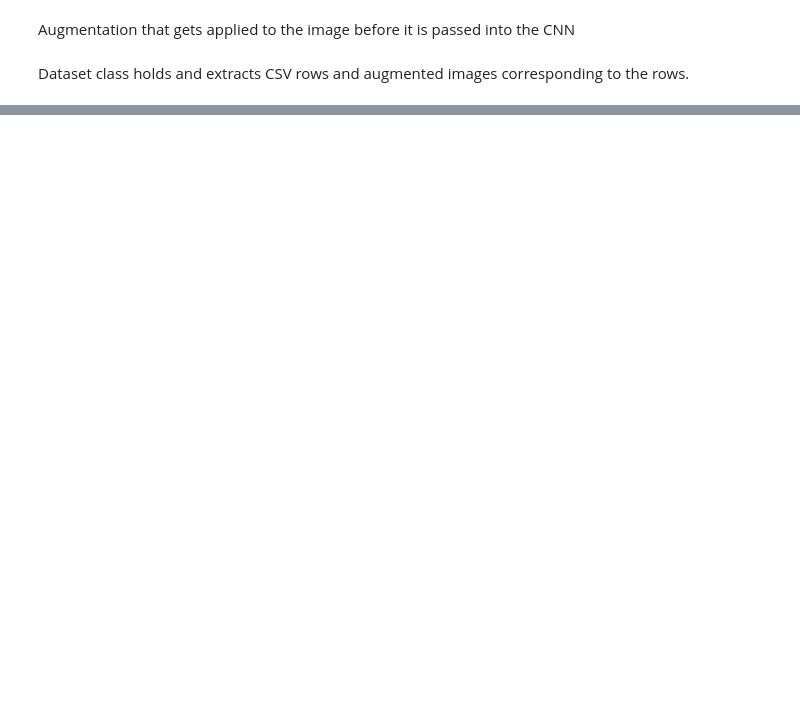
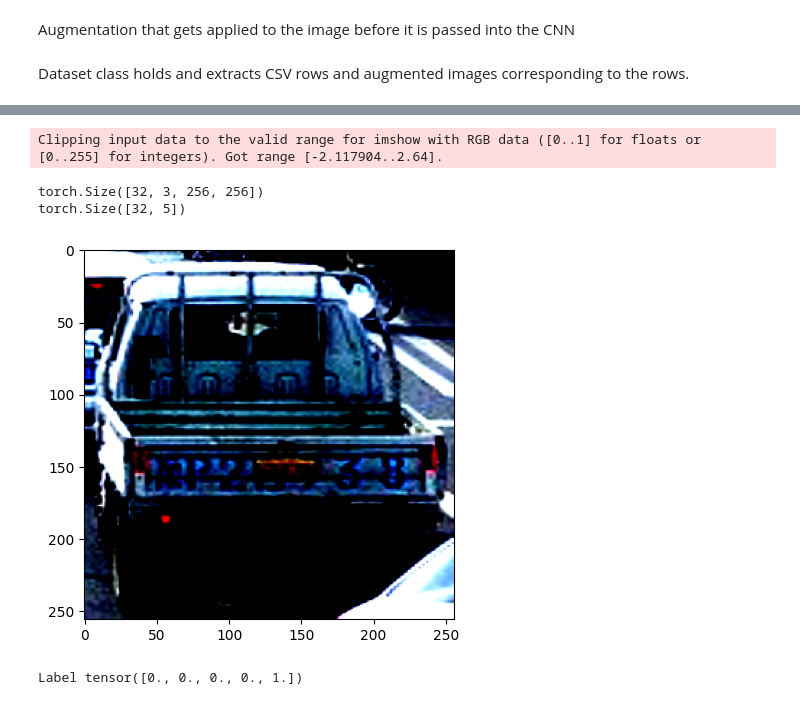
Before and after one commit to vijita-u/Guard-Ian, a Jupyter notebook: convolutional-neural-network.ipynb, the cells around one changed output, grey strips where cells are left out. Drawn from its saved outputs; the diff is of its cells as text; code cells hidden in the pictures; blank space fills up the shorter version.

```diff
--- a/convolutional-neural-network.ipynb
+++ b/convolutional-neural-network.ipynb
@@ -33,3 +84,21 @@ image_augmentations = transforms.Compose([
+# %%
+#Image transformations
+
+image_transform_required = transforms.Compose([
+    transforms.ToPILImage(),
+    transforms.Resize((256, 256)),
+    transforms.ToTensor(),
+    transforms.Normalize(mean=[0.485, 0.456, 0.406], std=[0.229, 0.224, 0.225])
+])
+
+image_augmentations = transforms.Compose([
+    transforms.RandomHorizontalFlip(0.5),
+    transforms.RandomRotation(10),
+    transforms.ColorJitter(0.4, 0.4, 0.2, 0.1),
+    transforms.RandomResizedCrop(244, scale=(0.8, 1.0))
+])
+
+#encoded_column_names = ["encoder__name_bus", "encoder__name_car", "encoder__name_person", "encoder__name_truck"]
 # %% [markdown]
 Augmentation that gets applied to the image before it is passed into the CNN
 # %%
@@ -76 +150,8 @@ training_data_loader = DataLoader(training_coco_set, batch_size = 32, shuffle =
+# %%
+#initialize datasets and dataloaders for trianing and validation set
+training_coco_set = CocoVehicleDataset(df_train, images_path, image_transform_required, image_augmentations)
+validation_coco_set = CocoVehicleDataset(df_val, images_path, image_transform_required)
+
+training_data_loader = DataLoader(training_coco_set, batch_size = 32, shuffle = True)
+validation_data_loader = DataLoader(validation_coco_set, batch_size = 32, shuffle = False)
 # %%
@@ -93,0 +176,18 @@ Label: tensor(3)
+# %%
+#test validation set dataloader
+val_images, val_labels = next(iter(validation_data_loader))
+print(val_images.size())
+print(val_labels.size())
+
+img = val_images[0].squeeze()
+label = val_labels[0]
+img_to_plot = img.permute(1, 2, 0)
+plt.imshow(img_to_plot)
+plt.show()
+print("Label " + str(label))
+# %% [output]
+Clipping input data to the valid range for imshow with RGB data ([0..1] for floats or [0..255] for integers). Got range [-2.117904..2.64].
+torch.Size([32, 3, 256, 256])
+torch.Size([32, 5])
+[figure, added]
+Label tensor([0., 0., 0., 0., 1.])
```
Also changed, not shown: parts of 13 cells of this notebook.
